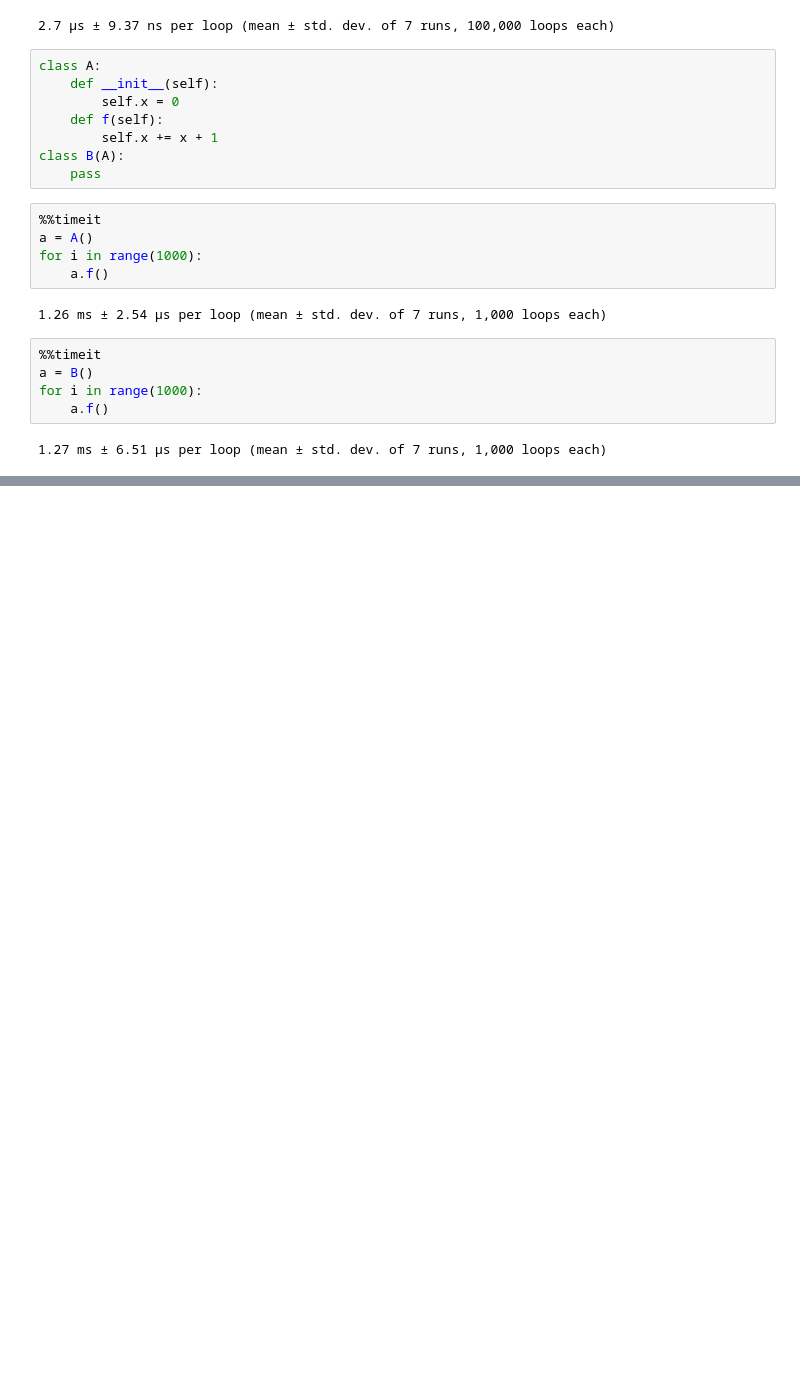
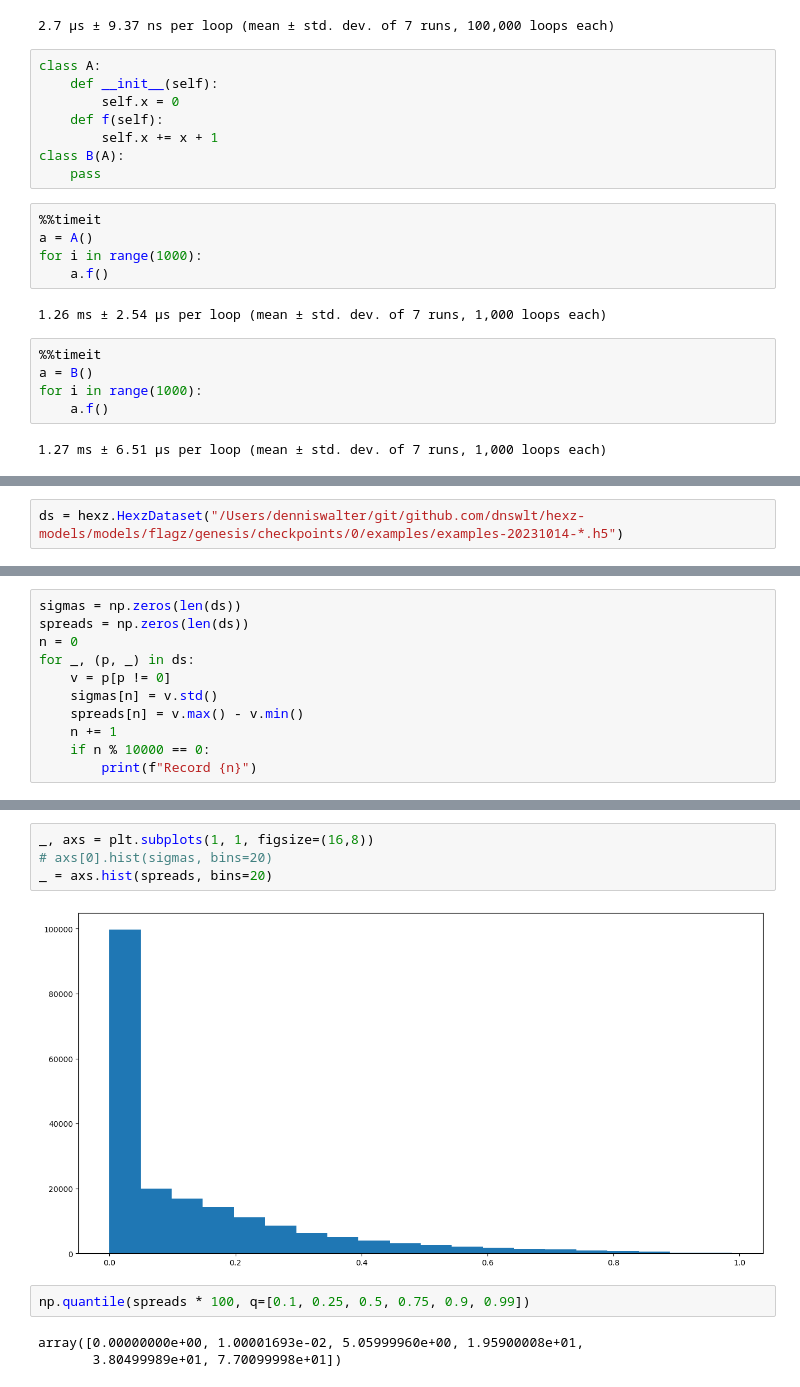
Before and after one commit to dnswlt/hexz, a Jupyter notebook: python/Hexz.ipynb, the cells around one changed output, grey strips where cells are left out. Saved outputs shown, nothing was run; the diff lists cells and outputs as text; blank space fills up the shorter version.

Commit message:
Train the model.

```diff
--- a/python/Hexz.ipynb
+++ b/python/Hexz.ipynb
@@ -1094,0 +1103,2 @@ for i in range(1000):
+# %%
+ds = hexz.HexzDataset("/Users/denniswalter/git/github.com/dnswlt/hexz-models/models/flagz/genesis/checkpoints/0/examples/examples-20231014-*.h5")
@@ -1094,0 +1109,11 @@ for i in range(1000):
+# %%
+sigmas = np.zeros(len(ds))
+spreads = np.zeros(len(ds))
+n = 0
+for _, (p, _) in ds:
+    v = p[p != 0]
+    sigmas[n] = v.std()
+    spreads[n] = v.max() - v.min()
+    n += 1
+    if n % 10000 == 0:
+        print(f"Record {n}")
@@ -1094,0 +1141,11 @@ for i in range(1000):
+# %%
+_, axs = plt.subplots(1, 1, figsize=(16,8))
+# axs[0].hist(sigmas, bins=20)
+_ = axs.hist(spreads, bins=20)
+# %% [output]
+[figure, added]
+# %%
+np.quantile(spreads * 100, q=[0.1, 0.25, 0.5, 0.75, 0.9, 0.99])
+# %% [output]
+array([0.00000000e+00, 1.00001693e-02, 5.05999960e+00, 1.95900008e+01,
+       3.80499989e+01, 7.70099998e+01])
```
Also changed, not shown: parts of 9 cells of this notebook, 3 other files.
